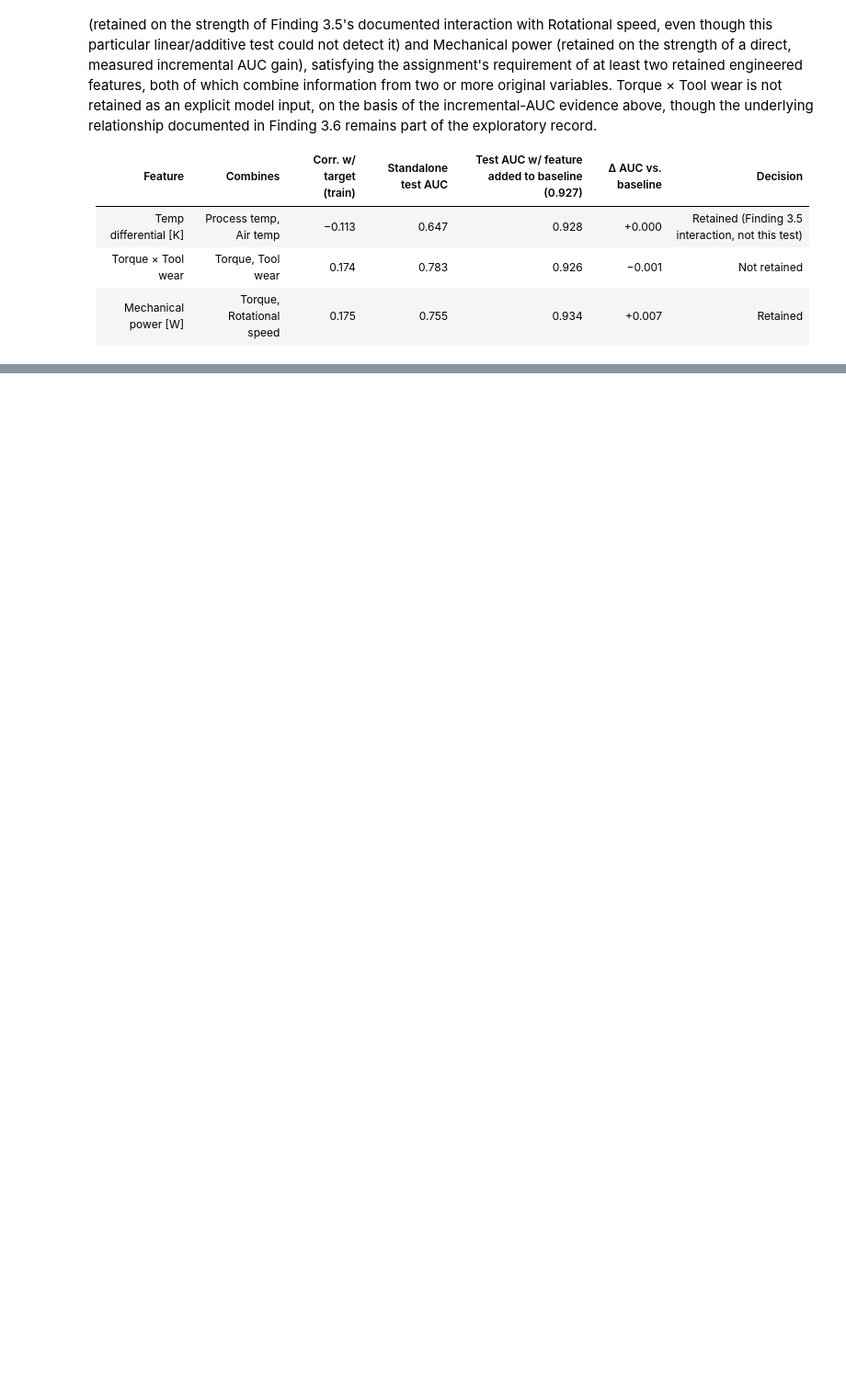
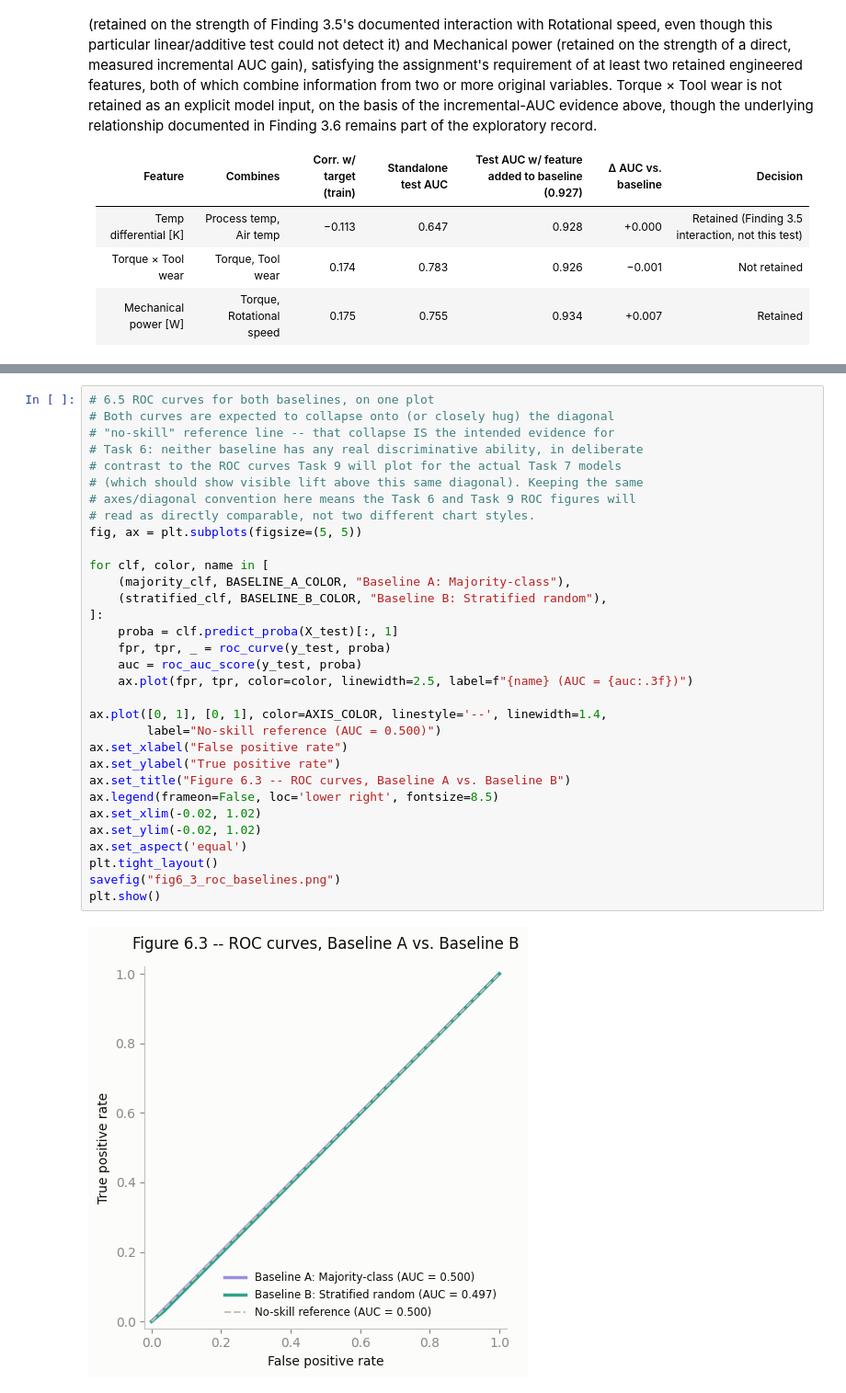
Before and after one commit to JoseAlberto88/Predictive-Maintenance-Dataset, a Jupyter notebook: Predictive_Maintenance_Dataset.ipynb, the cells around one changed output, grey strips where cells are left out. Shown at 92% size. Drawn from its saved outputs; the diff is of its cells as text; blank space fills up the shorter version.

```diff
--- a/Predictive_Maintenance_Dataset.ipynb
+++ b/Predictive_Maintenance_Dataset.ipynb
@@ -1164,0 +1382,34 @@ Three candidate engineered features were built from the retained predictors and
+# %%
+# 6.5 ROC curves for both baselines, on one plot
+# Both curves are expected to collapse onto (or closely hug) the diagonal
+# "no-skill" reference line -- that collapse IS the intended evidence for
+# Task 6: neither baseline has any real discriminative ability, in deliberate
+# contrast to the ROC curves Task 9 will plot for the actual Task 7 models
+# (which should show visible lift above this same diagonal). Keeping the same
+# axes/diagonal convention here means the Task 6 and Task 9 ROC figures will
+# read as directly comparable, not two different chart styles.
+fig, ax = plt.subplots(figsize=(5, 5))
+
+for clf, color, name in [
+    (majority_clf, BASELINE_A_COLOR, "Baseline A: Majority-class"),
+    (stratified_clf, BASELINE_B_COLOR, "Baseline B: Stratified random"),
+]:
+    proba = clf.predict_proba(X_test)[:, 1]
+    fpr, tpr, _ = roc_curve(y_test, proba)
+    auc = roc_auc_score(y_test, proba)
+    ax.plot(fpr, tpr, color=color, linewidth=2.5, label=f"{name} (AUC = {auc:.3f})")
+
+ax.plot([0, 1], [0, 1], color=AXIS_COLOR, linestyle='--', linewidth=1.4,
+        label="No-skill reference (AUC = 0.500)")
+ax.set_xlabel("False positive rate")
+ax.set_ylabel("True positive rate")
+ax.set_title("Figure 6.3 -- ROC curves, Baseline A vs. Baseline B")
+ax.legend(frameon=False, loc='lower right', fontsize=8.5)
+ax.set_xlim(-0.02, 1.02)
+ax.set_ylim(-0.02, 1.02)
+ax.set_aspect('equal')
+plt.tight_layout()
+savefig("fig6_3_roc_baselines.png")
+plt.show()
+# %% [output]
+[figure, added]
```
Also changed, not shown: parts of 6 cells of this notebook.
